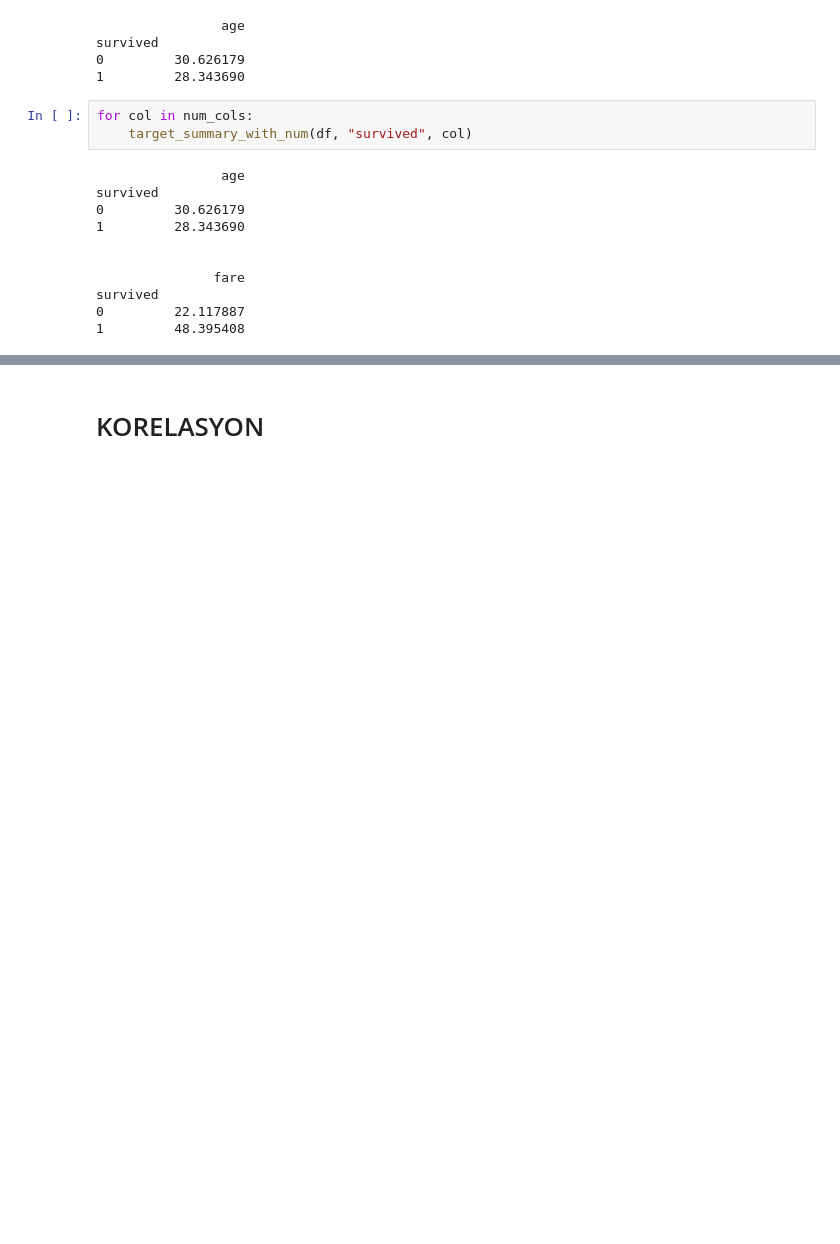
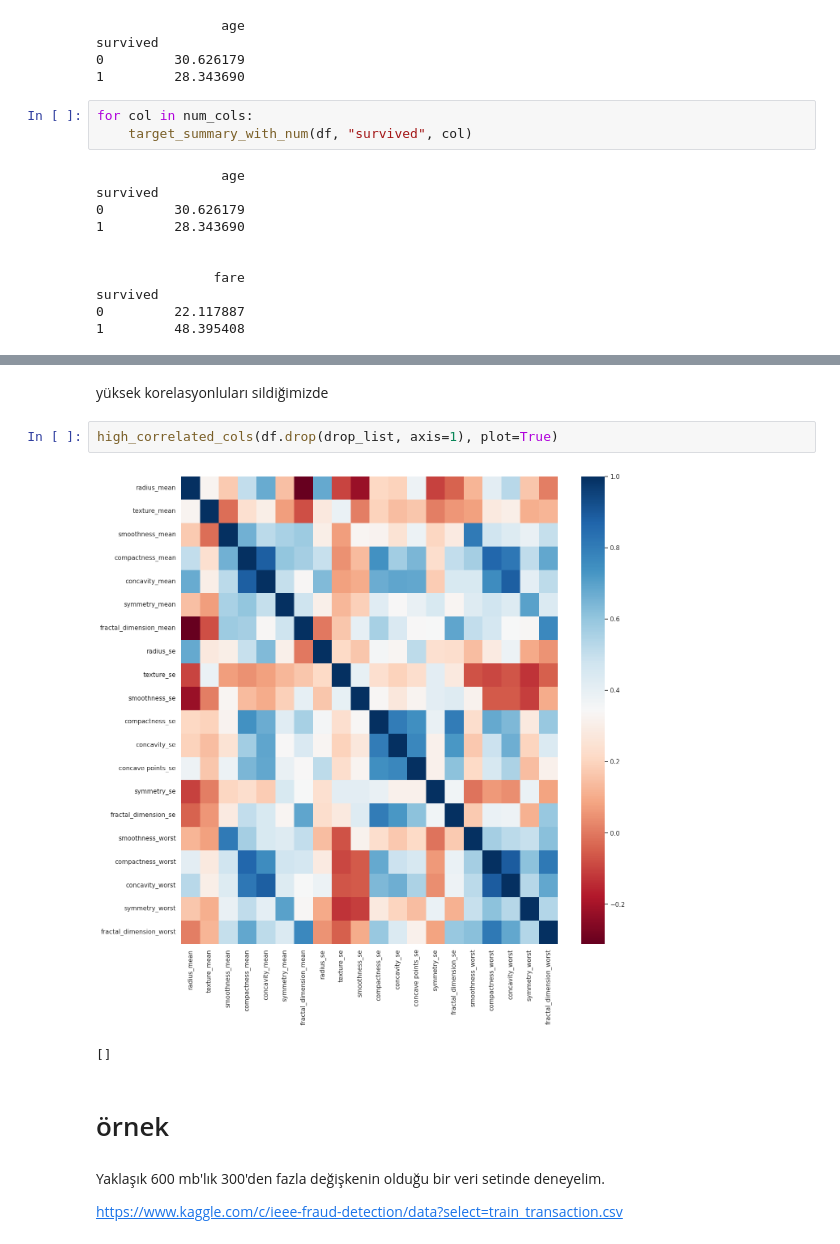
Before and after one commit to omerfarukpala/miuul, a Jupyter notebook: Advence__functional_EDA.ipynb, the cells around one changed output, grey strips where cells are left out. Drawn from its saved outputs; the diff is of its cells as text; blank space fills up the shorter version.

```diff
--- a/Advence__functional_EDA.ipynb
+++ b/Advence__functional_EDA.ipynb
@@ -1070,2 +1237,13 @@ survived
+# %% [markdown]
+yüksek korelasyonluları sildiğimizde
+# %%
+high_correlated_cols(df.drop(drop_list, axis=1), plot=True)
+# %% [output]
+[figure, added]
+[]
 # %% [markdown]
-# KORELASYON
+# örnek
+# %% [markdown]
+Yaklaşık 600 mb'lık 300'den fazla değişkenin olduğu bir veri setinde deneyelim.
+
+https://www.kaggle.com/c/ieee-fraud-detection/data?select=train_transaction.csv
```
Also changed, not shown: parts of 16 cells of this notebook.
